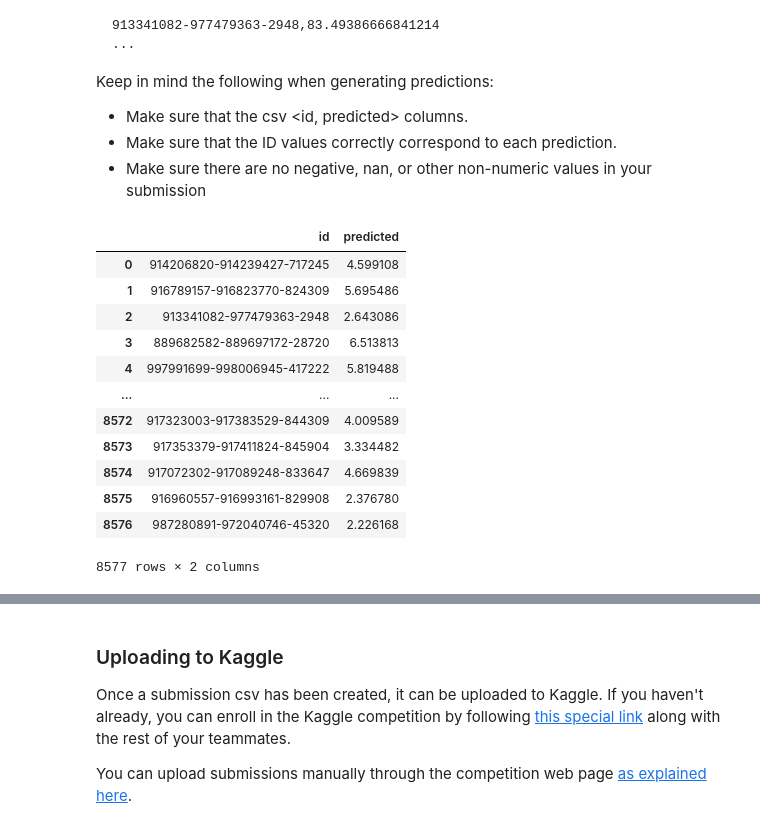
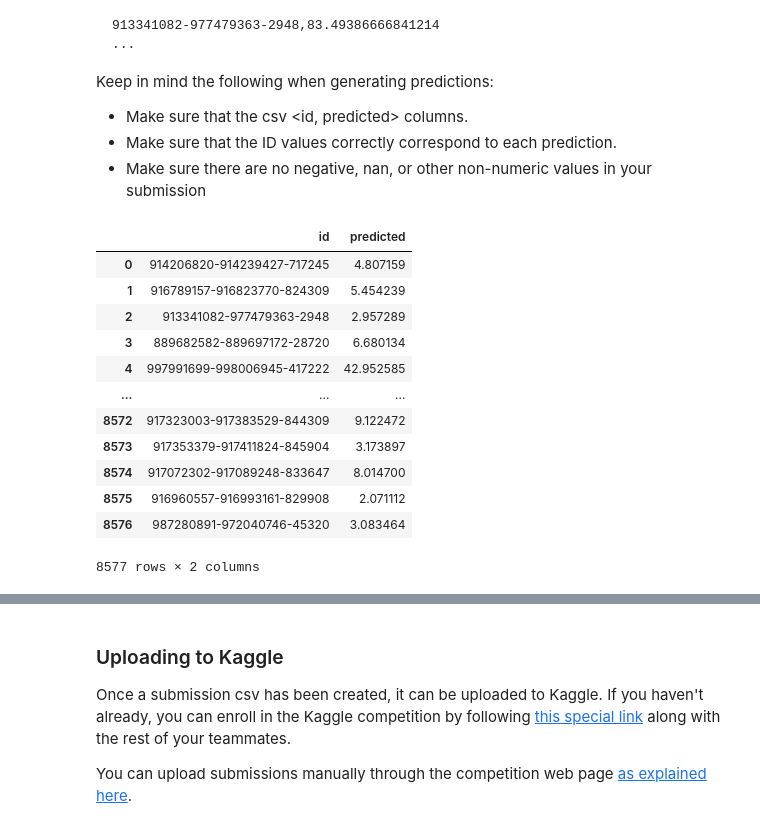
Before and after one commit to vladlevitin/TDT4173-Retail-Revenue-Prediction, a Jupyter notebook: TDT4173 Retail Revenue Prediction/introduction.ipynb, the cells around one changed output, grey strips where cells are left out. Drawn from its saved outputs; the diff is of its cells as text; code cells hidden in the pictures.

```diff
--- a/TDT4173 Retail Revenue Prediction/introduction.ipynb
+++ b/TDT4173 Retail Revenue Prediction/introduction.ipynb
@@ -708,0 +918,4 @@ AssertionError: Received negative y_pred values
+# %%
+lgbm_model.fit(X_encoded_target, y)
+xgboost_model.fit(X_encoded_target, y)
+cat_boost_model.fit(X_encoded_target, y)
@@ -734,10 +966,10 @@ stores_test_copy = stores_test.copy()
 df = stores_test_copy
 
 df = pd.merge(df, plaace_hierarchy_copy, on='plaace_hierarchy_id', how='left')
-df = pd.merge(df, grunnkrets_copy, on='grunnkrets_id', how='left')
-df = pd.merge(df, grunnkrets_ages_copy, on='grunnkrets_id', how='left')
-df = pd.merge(df, grunnkrets_household_types_copy, on='grunnkrets_id', how='left')
-df = pd.merge(df, grunnkrets_household_income_copy, on='grunnkrets_id', how='left')
+# df = pd.merge(df, grunnkrets_copy, on='grunnkrets_id', how='left')
+# df = pd.merge(df, grunnkrets_ages_copy, on='grunnkrets_id', how='left')
+# df = pd.merge(df, grunnkrets_household_types_copy, on='grunnkrets_id', how='left')
+# df = pd.merge(df, grunnkrets_household_income_copy, on='grunnkrets_id', how='left')
 
 df.drop_duplicates(subset=['store_id'], keep='first', inplace=True)
 
@@ -745,56 +977,76 @@ X_test = df.drop(columns = colums_to_drop)
 X_test = convert_to_category(X_test)
 
 
-X_test_encoded_one_hot = one_hot_encoder.transform(X_test)
+# Encoding
 
-label_encoder = preprocessing.LabelEncoder()
-X_test_encoded_label = X_test.copy()
-X_test_encoded_label [categorical_features]= X_test_encoded_label[categorical_features].apply(label_encoder.fit_transform)
+# X_test_encoded_one_hot = one_hot_encoder.transform(X_test)
+
+# label_encoder = preprocessing.LabelEncoder()
+
+# label_encoder = preprocessing.LabelEncoder()
+
+# X_test_encoded_label = X_test.copy()
+
+# X_test_encoded_label[categorical_features]= X_test_encoded_label[categorical_features].apply(label_encoder.fit_transform)
+
+# # encode the categorical features to target encoding from all_means
+
+X_test_encoded_target = X_test.copy()
+
+for col in categorical_features:
+    X_test_encoded_target[col] = X_test_encoded_target[col].map(all_means[col])
+
+X_test_encoded_target = X_test_encoded_target.astype('float64')
+
+
 
 y_test_pred = 0
 n = 0
 
 
-y_test_pred_lgbm = lgbm_model.predict(X_test)
+y_test_pred_lgbm = lgbm_model.predict(X_test_encoded_target)
 y_test_pred_lgbm = np.expm1(y_test_pred_lgbm)
+y_test_pred_lgbm = np.where(y_test_pred_lgbm < 0, 0, y_test_pred_lgbm)
 y_test_pred += y_test_pred_lgbm
 n+=1
 
 
-y_test_pred_xgb = xgboost_model.predict(X_test_encoded_one_hot)
+y_test_pred_xgb = xgboost_model.predict(X_test_encoded_target)
 y_test_pred_xgb = np.expm1(y_test_pred_xgb)
+y_test_pred_xgb = np.where(y_test_pred_xgb < 0, 0, y_test_pred_xgb)
 y_test_pred += y_test_pred_xgb
 n+=1
 
 
-y_test_pred_cat = cat_boost_model.predict(X_test_encoded_one_hot)
+y_test_pred_cat = cat_boost_model.predict(X_test_encoded_target)
 y_test_pred_cat = np.expm1(y_test_pred_cat)
+y_test_pred_cat = np.where(y_test_pred_cat < 0, 0, y_test_pred_cat)
 y_test_pred += y_test_pred_cat
 n+=1
 
 
 y_test_pred = y_test_pred/n
 
 # Generate submission dataframe
 # NOTE: It is important that the ID and predicted values match
 submission = pd.DataFrame()
 submission['id'] = stores_test['store_id']
 submission['predicted'] = np.asarray(y_test_pred)
 
 # Save it to disk (`index=False` means don't save the index in the csv)
 submission.to_csv('submissions/sample_submission.csv', index=False)
 submission
 # %% [output]
 |  | id | predicted |
-| 0 | 914206820-914239427-717245 | 4.599108 |
-| 1 | 916789157-916823770-824309 | 5.695486 |
-| 2 | 913341082-977479363-2948 | 2.643086 |
-| 3 | 889682582-889697172-28720 | 6.513813 |
-| 4 | 997991699-998006945-417222 | 5.819488 |
+| 0 | 914206820-914239427-717245 | 4.807159 |
+| 1 | 916789157-916823770-824309 | 5.454239 |
+| 2 | 913341082-977479363-2948 | 2.957289 |
+| 3 | 889682582-889697172-28720 | 6.680134 |
+| 4 | 997991699-998006945-417222 | 42.952585 |
 | ... | ... | ... |
-| 8572 | 917323003-917383529-844309 | 4.009589 |
-| 8573 | 917353379-917411824-845904 | 3.334482 |
-| 8574 | 917072302-917089248-833647 | 4.669839 |
-| 8575 | 916960557-916993161-829908 | 2.376780 |
-| 8576 | 987280891-972040746-45320 | 2.226168 |
+| 8572 | 917323003-917383529-844309 | 9.122472 |
+| 8573 | 917353379-917411824-845904 | 3.173897 |
+| 8574 | 917072302-917089248-833647 | 8.014700 |
+| 8575 | 916960557-916993161-829908 | 2.071112 |
+| 8576 | 987280891-972040746-45320 | 3.083464 |
 8577 rows × 2 columns
```
Also changed, not shown: parts of 10 cells of this notebook, 8 other files.
